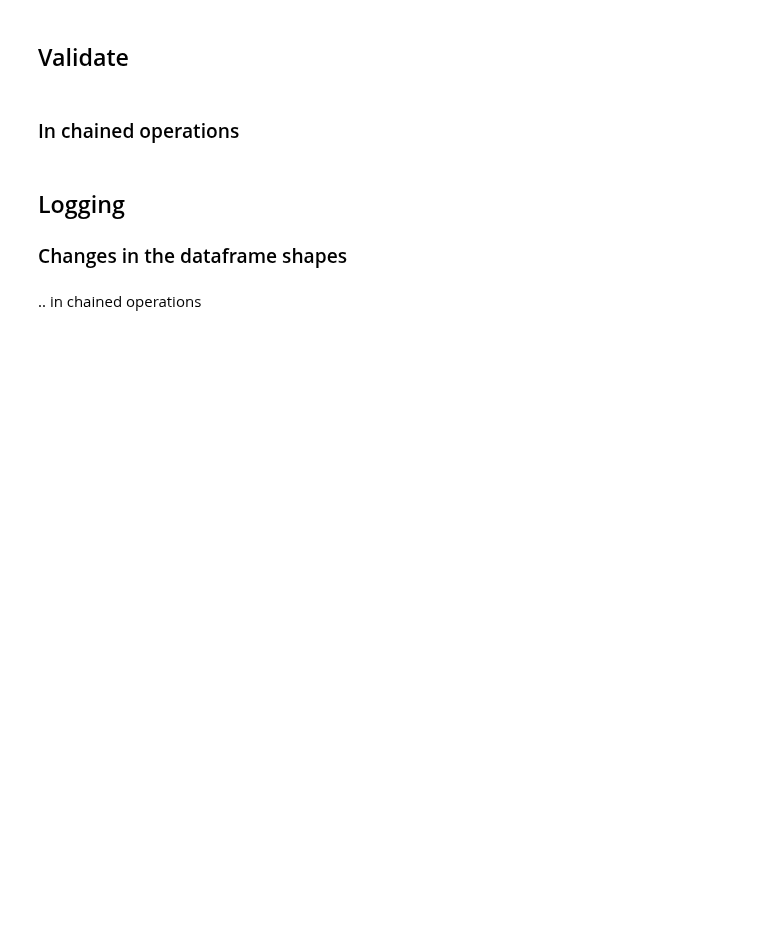
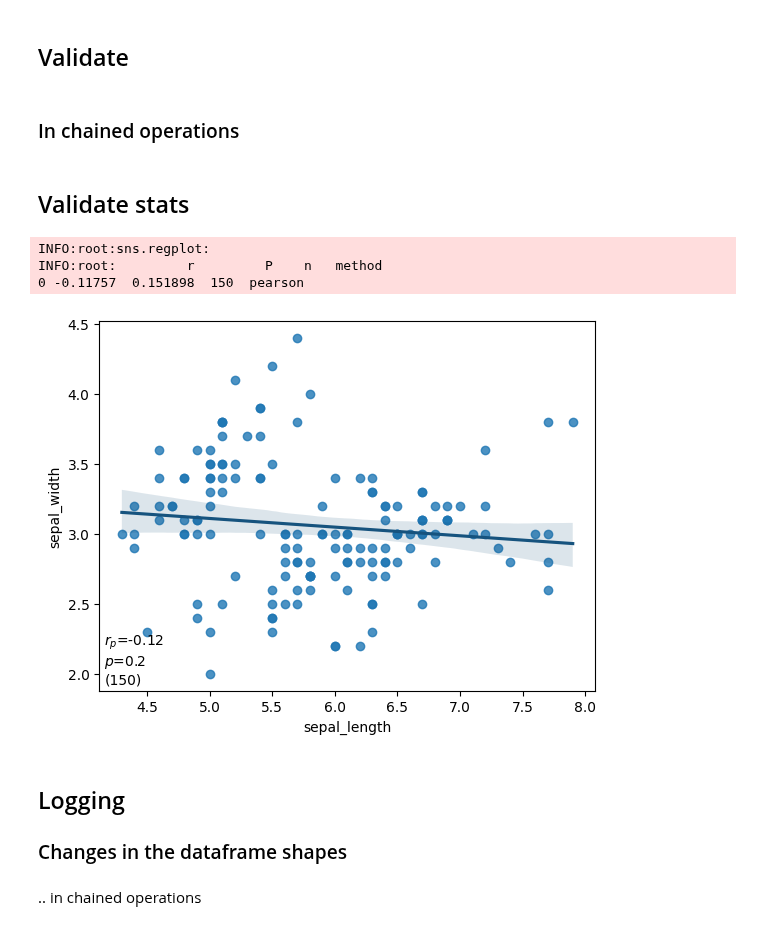
Before and after one commit to rraadd88/roux, a Jupyter notebook: examples/roux_lib_df.ipynb, the cells around one changed output. Cells and saved outputs as stored; diff of their text form; code cells hidden in the pictures; blank space fills up the shorter version.

Commit message:
+:rd.check_corr

```diff
--- a/examples/roux_lib_df.ipynb
+++ b/examples/roux_lib_df.ipynb
@@ -137,3 +137,23 @@ _=(data
    # data validations
    .rd.assert_dense() # validate both no missing values and no duplicates
   )
+# %% [markdown]
+## Validate stats
+# %%
+_=(
+    data
+   .rd.check_corr(
+       x='sepal_length',
+       y='sepal_width',
+       # method='pearson',
+       # verbose=True,
+       plot=True,
+       validate="`r` < 0 & `P` < 0.2"
+   ) # validate both no missing values and no duplicates
+  )
+assert _.compare(data).shape==(0,0), _
+# %% [output]
+INFO:root:sns.regplot:
+INFO:root:         r         P    n   method
+0 -0.11757  0.151898  150  pearson
+[figure, added]
```
Also changed, not shown: parts of 1 cell of this notebook, 8 other files.
